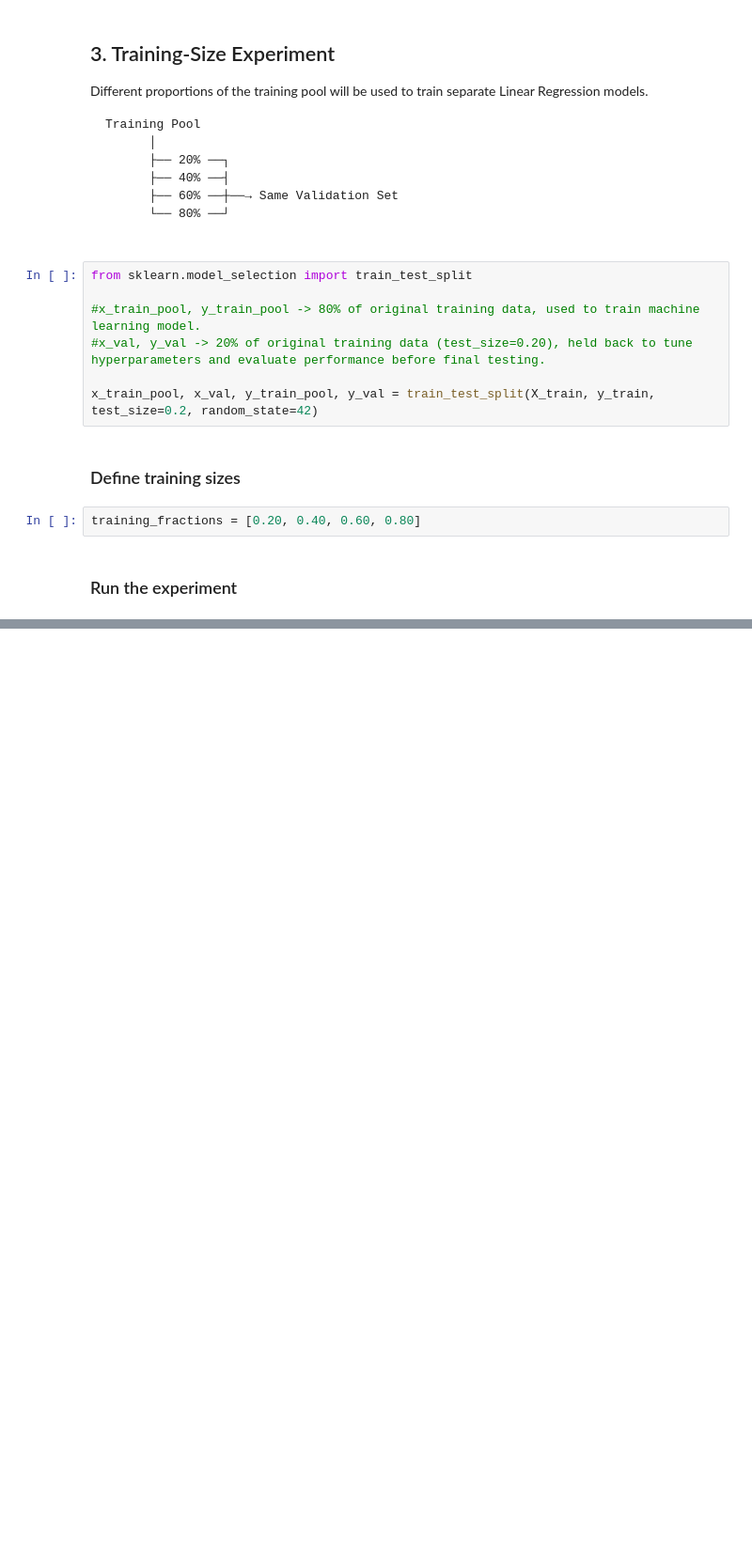
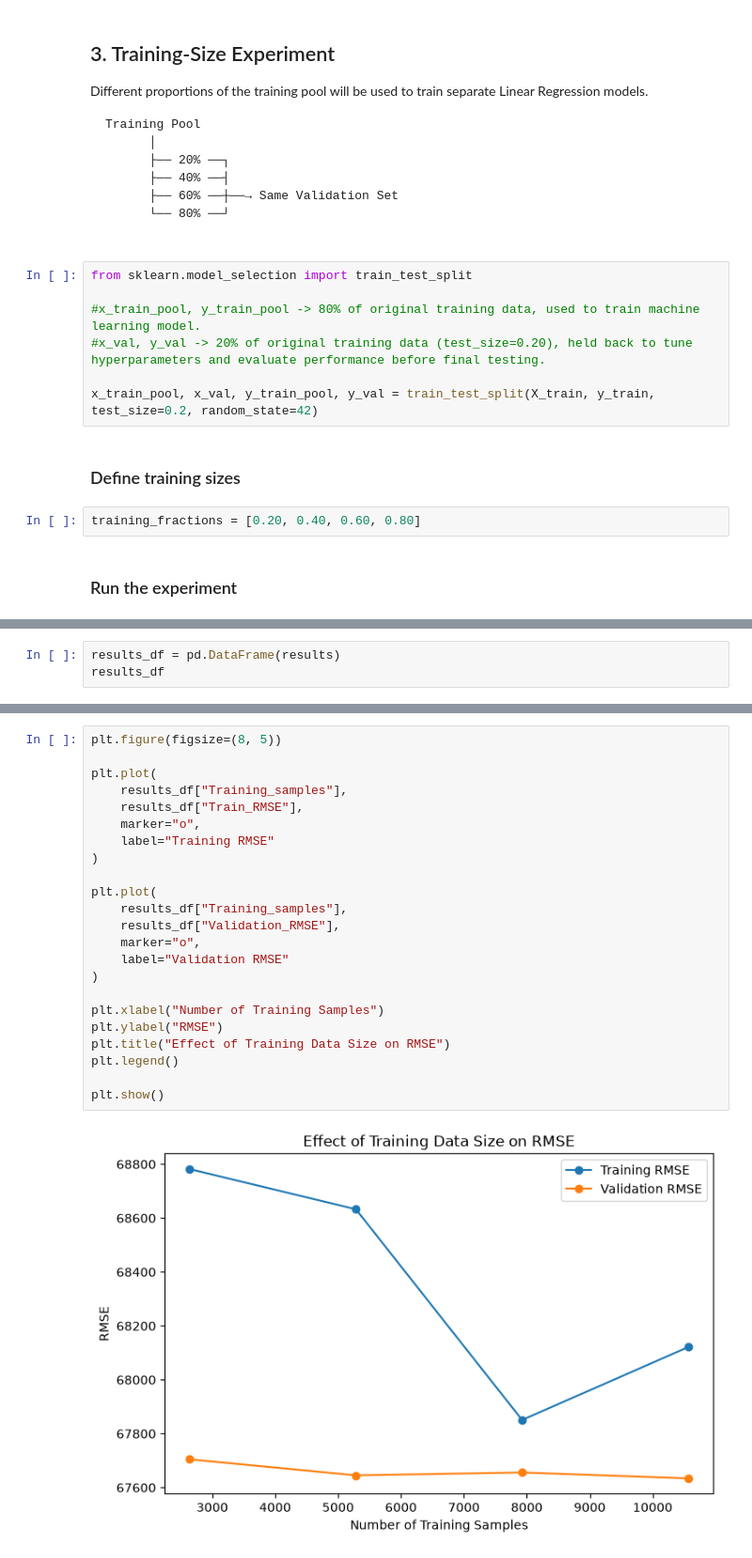
Before and after one commit to amanvashisth/House-Price-Prediction-ML-Project, a Jupyter notebook: Notebooks/Experiments/experiment_1.ipynb, the cells around one changed output, grey strips where cells are left out. Shown at 94% size. Cells and saved outputs as stored; diff of their text form; blank space fills up the shorter version.

```diff
--- a/Notebooks/Experiments/experiment_1.ipynb
+++ b/Notebooks/Experiments/experiment_1.ipynb
@@ -133,0 +194,3 @@ ValueError: too many values to unpack (expected 2)
+# %%
+results_df = pd.DataFrame(results)
+results_df
@@ -133,0 +203,25 @@ ValueError: too many values to unpack (expected 2)
+# %%
+plt.figure(figsize=(8, 5))
+
+plt.plot(
+    results_df["Training_samples"],
+    results_df["Train_RMSE"],
+    marker="o",
+    label="Training RMSE"
+)
+
+plt.plot(
+    results_df["Training_samples"],
+    results_df["Validation_RMSE"],
+    marker="o",
+    label="Validation RMSE"
+)
+
+plt.xlabel("Number of Training Samples")
+plt.ylabel("RMSE")
+plt.title("Effect of Training Data Size on RMSE")
+plt.legend()
+
+plt.show()
+# %% [output]
+[figure, added]
```
Also changed, not shown: parts of 6 cells of this notebook.
